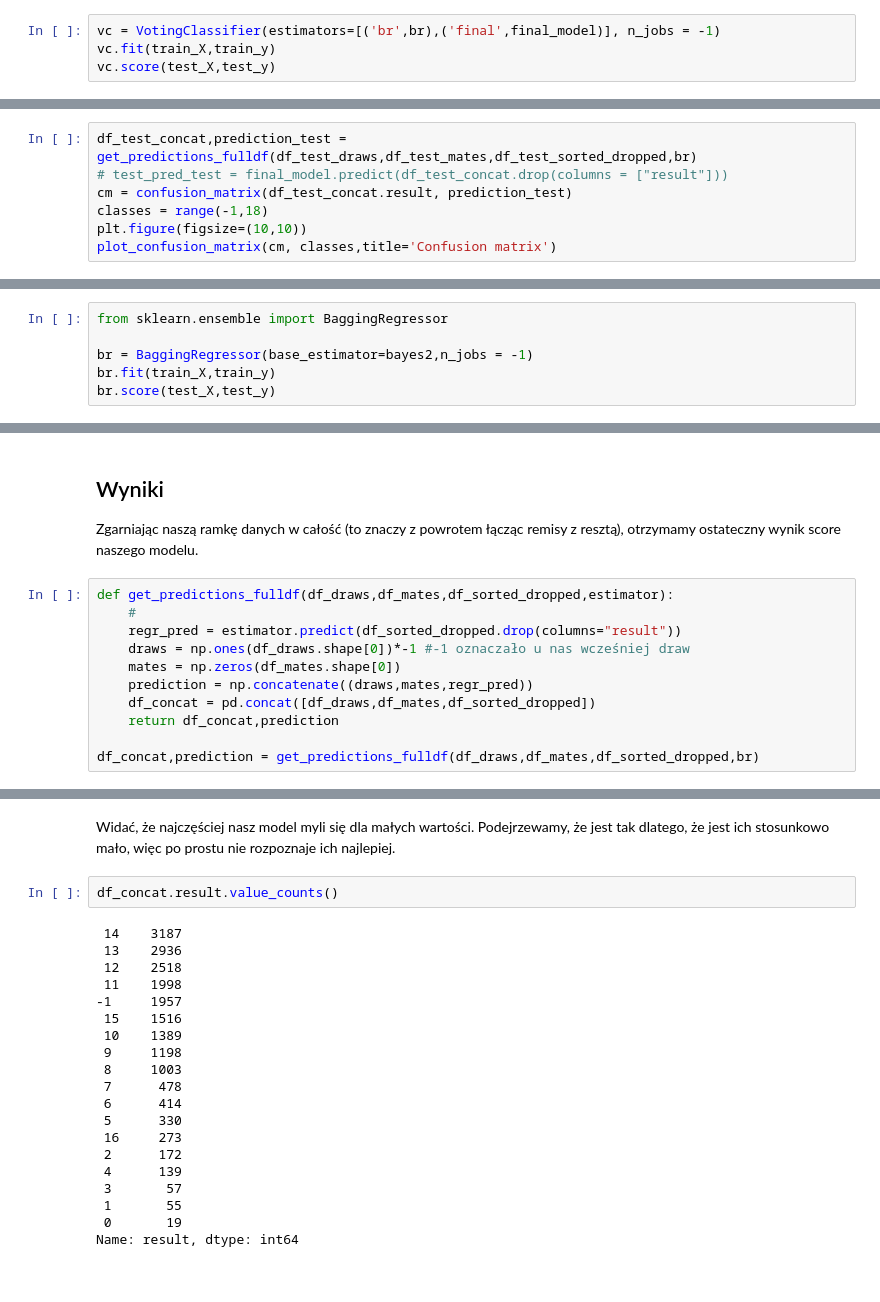
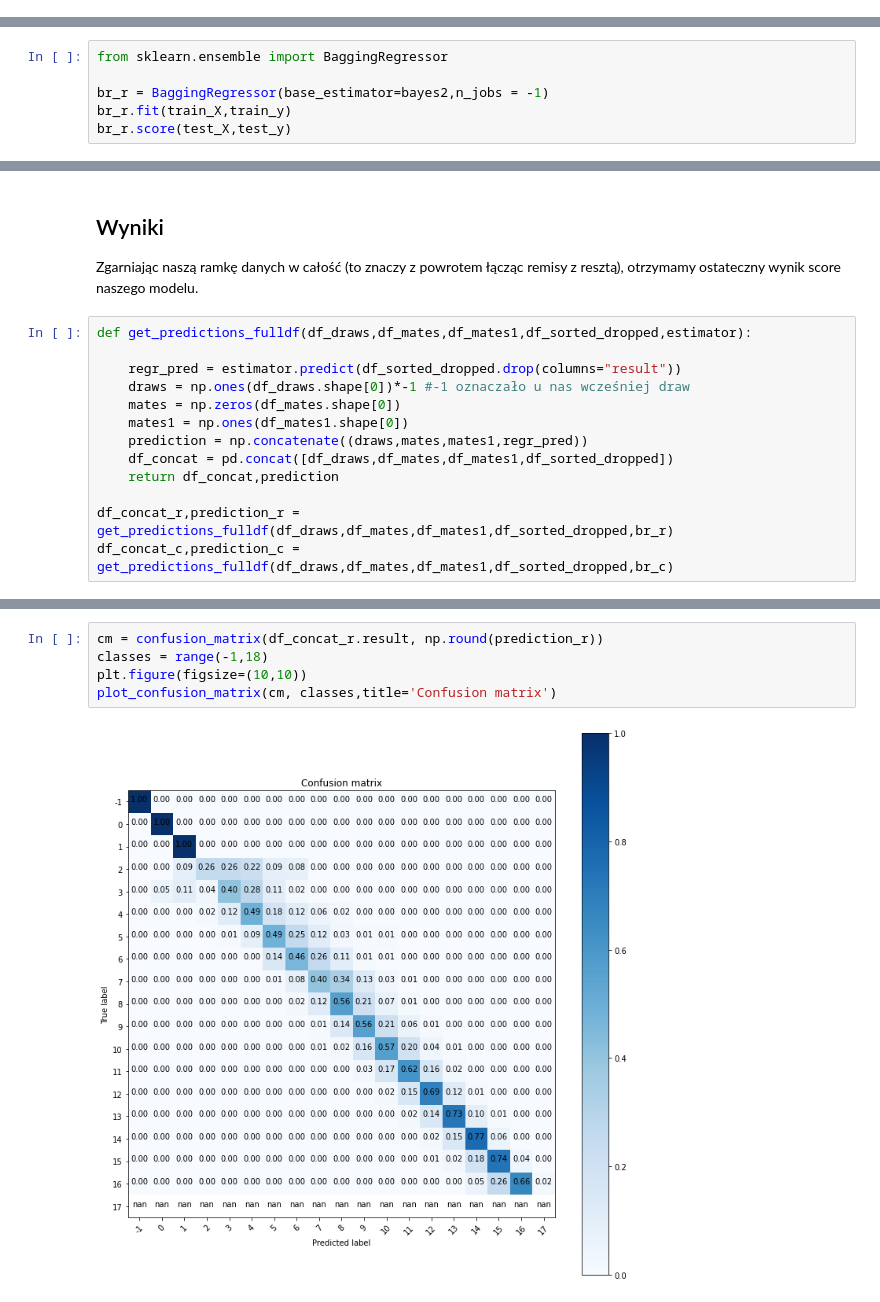
Before and after one commit to alexmal01/WUM_Proj1, a Jupyter notebook: WumProj1Milestone2.ipynb, the cells around one changed output, grey strips where cells are left out. Cells and saved outputs as stored; diff of their text form.

```diff
--- a/WumProj1Milestone2.ipynb
+++ b/WumProj1Milestone2.ipynb
@@ -523,4 +263,0 @@ br.score(test_X,test_y)
-# %%
-vc = VotingClassifier(estimators=[('br',br),('final',final_model)], n_jobs = -1)
-vc.fit(train_X,train_y)
-vc.score(test_X,test_y)
@@ -533,7 +263,0 @@ br.score(df_test_sorted_dropped.drop(columns = ["result"]),df_test_sorted_droppe
-# %%
-df_test_concat,prediction_test = get_predictions_fulldf(df_test_draws,df_test_mates,df_test_sorted_dropped,br)
-# test_pred_test = final_model.predict(df_test_concat.drop(columns = ["result"]))
-cm = confusion_matrix(df_test_concat.result, prediction_test)
-classes = range(-1,18)
-plt.figure(figsize=(10,10))
-plot_confusion_matrix(cm, classes,title='Confusion matrix')
@@ -601,7 +316,7 @@ vr.score(test_X,test_y)
 # %%
 from sklearn.ensemble import BaggingRegressor
 
-br = BaggingRegressor(base_estimator=bayes2,n_jobs = -1)
-br.fit(train_X,train_y)
-br.score(test_X,test_y)
+br_r = BaggingRegressor(base_estimator=bayes2,n_jobs = -1)
+br_r.fit(train_X,train_y)
+br_r.score(test_X,test_y)
 # %% [output]
@@ -613,13 +454,15 @@ Ensablingi też dużo nie zmieniły, chociaż BaggingRegressor pozwolił otrzyma
 
 Zgarniając naszą ramkę danych w całość (to znaczy z powrotem łącząc remisy z resztą), otrzymamy ostateczny wynik score naszego modelu.
 # %%
-def get_predictions_fulldf(df_draws,df_mates,df_sorted_dropped,estimator):
-    #
+def get_predictions_fulldf(df_draws,df_mates,df_mates1,df_sorted_dropped,estimator):
+
     regr_pred = estimator.predict(df_sorted_dropped.drop(columns="result"))
     draws = np.ones(df_draws.shape[0])*-1 #-1 oznaczało u nas wcześniej draw
     mates = np.zeros(df_mates.shape[0])
-    prediction = np.concatenate((draws,mates,regr_pred))
-    df_concat = pd.concat([df_draws,df_mates,df_sorted_dropped])
+    mates1 = np.ones(df_mates1.shape[0])
+    prediction = np.concatenate((draws,mates,mates1,regr_pred))
+    df_concat = pd.concat([df_draws,df_mates,df_mates1,df_sorted_dropped])
     return df_concat,prediction
 
-df_concat,prediction = get_predictions_fulldf(df_draws,df_mates,df_sorted_dropped,br)
+df_concat_r,prediction_r = get_predictions_fulldf(df_draws,df_mates,df_mates1,df_sorted_dropped,br_r)
+df_concat_c,prediction_c = get_predictions_fulldf(df_draws,df_mates,df_mates1,df_sorted_dropped,br_c)
@@ -670,24 +500,7 @@ plot_confusion_matrix(cm, classes,title='Confusion matrix')
-# %% [markdown]
-Widać, że najczęściej nasz model myli się dla małych wartości. Podejrzewamy, że jest tak dlatego, że jest ich stosunkowo mało, więc po prostu nie rozpoznaje ich najlepiej.
-# %%
-df_concat.result.value_counts()
-# %% [output]
- 14    3187
- 13    2936
- 12    2518
- 11    1998
--1     1957
- 15    1516
- 10    1389
- 9     1198
- 8     1003
- 7      478
- 6      414
- 5      330
- 16     273
- 2      172
- 4      139
- 3       57
- 1       55
- 0       19
-Name: result, dtype: int64
+# %%
+cm = confusion_matrix(df_concat_r.result, np.round(prediction_r))
+classes = range(-1,18)
+plt.figure(figsize=(10,10))
+plot_confusion_matrix(cm, classes,title='Confusion matrix')
+# %% [output]
+[figure, added]
```
Also changed, not shown: parts of 69 cells of this notebook.
